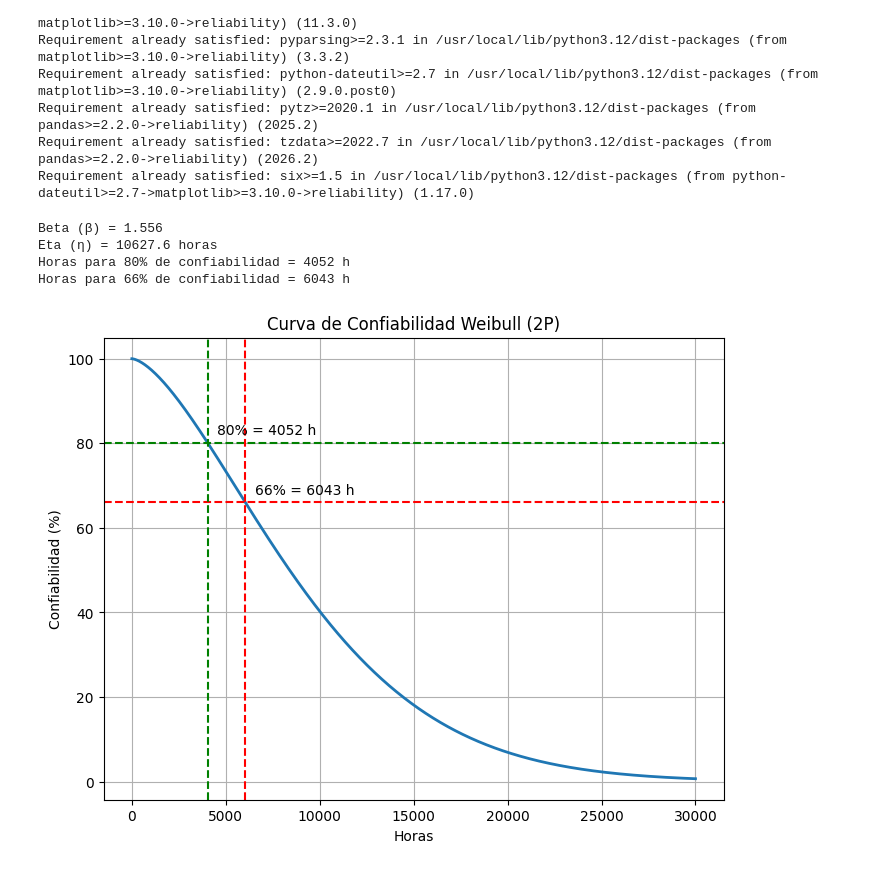
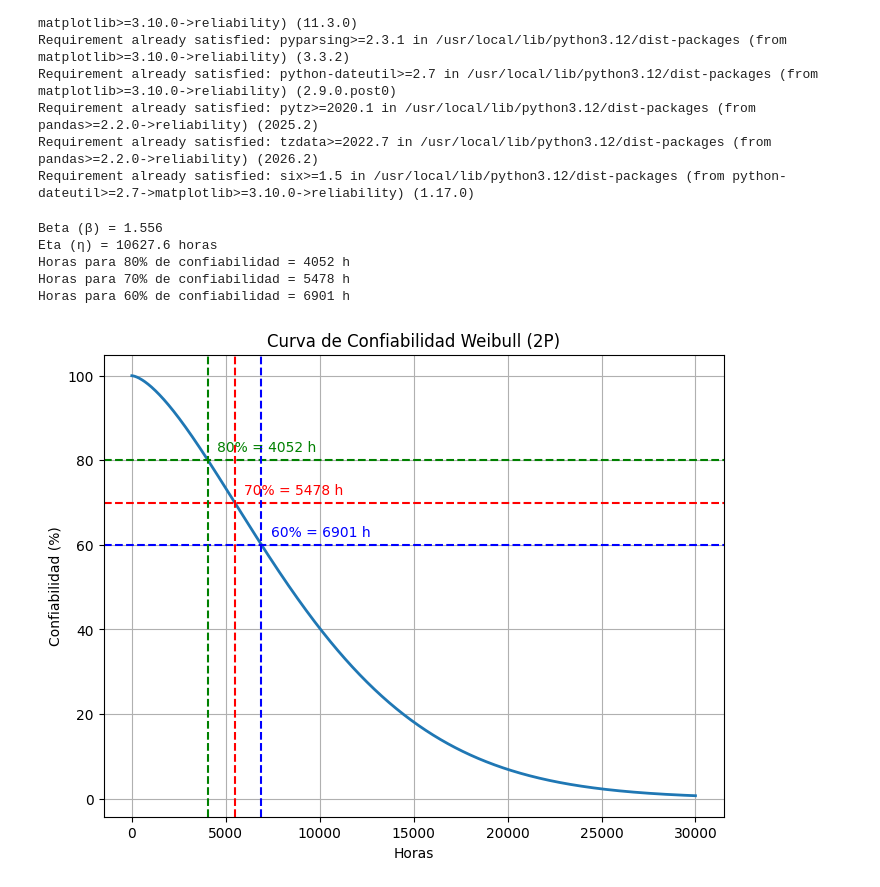
Before and after one commit to JorgePeje/test-python-utec, a Jupyter notebook: ValvuladeaguaCajayWeibull.ipynb, the cells around one changed output. Drawn from its saved outputs; the diff is of its cells as text; code cells hidden in the pictures.

```diff
--- a/ValvuladeaguaCajayWeibull.ipynb
+++ b/ValvuladeaguaCajayWeibull.ipynb
@@ -407,42 +312,51 @@ R = np.exp(-(t/eta)**beta)
 
 # Horas para confiabilidad 80% y 66%
 R80 = 0.80
-R66 = 0.66
+R70 = 0.70
+R60 = 0.60
 
 t80 = eta*(-np.log(R80))**(1/beta)
-t66 = eta*(-np.log(R66))**(1/beta)
+t70 = eta*(-np.log(R70))**(1/beta)
+t60 = eta*(-np.log(R60))**(1/beta)
 
 print(f'Horas para 80% de confiabilidad = {t80:.0f} h')
-print(f'Horas para 66% de confiabilidad = {t66:.0f} h')
+print(f'Horas para 70% de confiabilidad = {t70:.0f} h')
+print(f'Horas para 60% de confiabilidad = {t60:.0f} h')
 
 # ========================================
 # GRAFICA
 # ========================================
 plt.figure(figsize=(8,6))
 
 plt.plot(t, R*100, linewidth=2)
 
 plt.axhline(80, color='green', linestyle='--')
-plt.axhline(66, color='red', linestyle='--')
+plt.axhline(70, color='red', linestyle='--')
+plt.axhline(60, color='blue', linestyle='--')
 
 plt.axvline(t80, color='green', linestyle='--')
-plt.axvline(t66, color='red', linestyle='--')
+plt.axvline(t70, color='red', linestyle='--')
+plt.axvline(t60, color='blue', linestyle='--')
 
 plt.text(t80+500, 82,
-         f'80% = {t80:.0f} h')
+         f'80% = {t80:.0f} h', color='green')
 
-plt.text(t66+500, 68,
-         f'66% = {t66:.0f} h')
+plt.text(t70+500, 72,
+         f'70% = {t70:.0f} h', color='red')
+
+plt.text(t60+500, 62,
+         f'60% = {t60:.0f} h', color='blue')
 
 plt.xlabel('Horas')
 plt.ylabel('Confiabilidad (%)')
 plt.title('Curva de Confiabilidad Weibull (2P)')
 plt.grid()
 
 plt.show()
 # %% [output]
 Beta (β) = 1.556
 Eta (η) = 10627.6 horas
 Horas para 80% de confiabilidad = 4052 h
-Horas para 66% de confiabilidad = 6043 h
+Horas para 70% de confiabilidad = 5478 h
+Horas para 60% de confiabilidad = 6901 h
-[figure, old version]
+[figure, new version]
```
Also changed, not shown: parts of 14 cells of this notebook.
